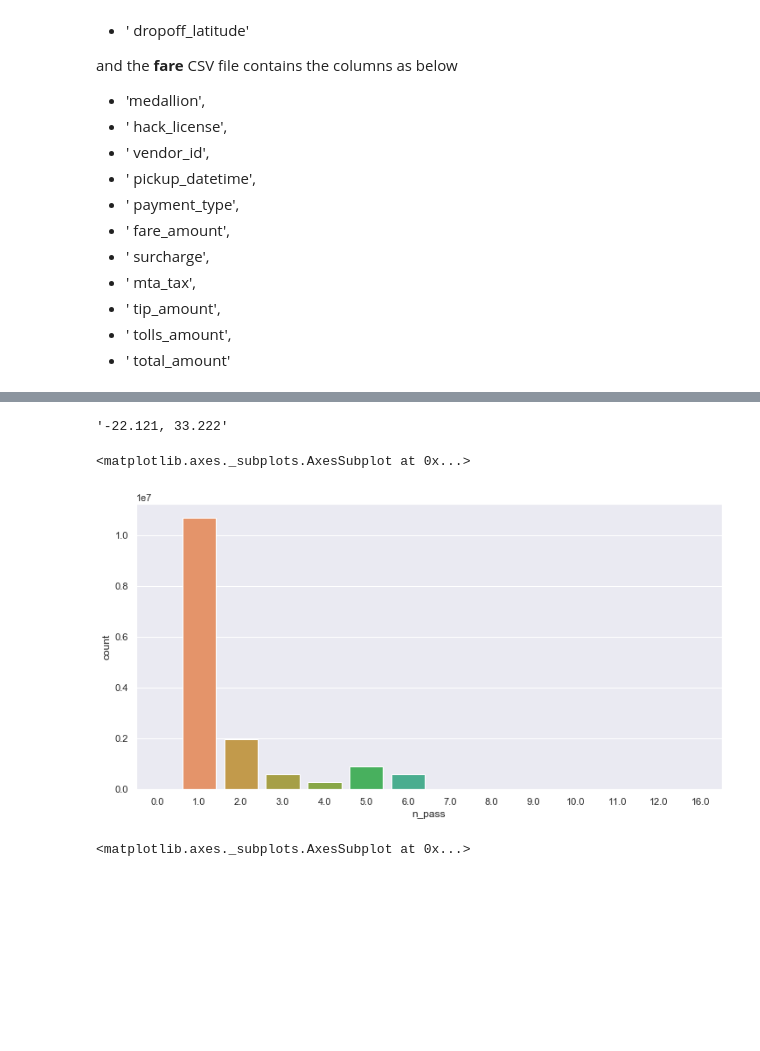
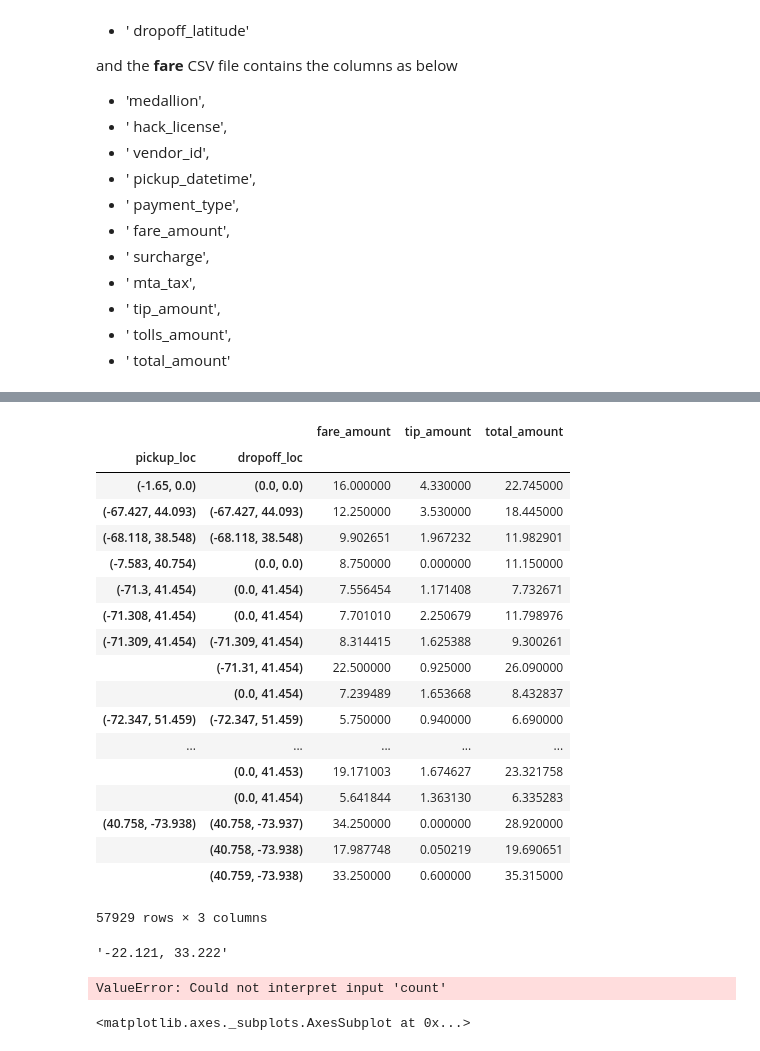
Before and after one commit to eeghor/cbataxi, a Jupyter notebook: cbataxi.ipynb, the cells around one changed output, grey strips where cells are left out. Saved outputs shown, nothing was run; the diff lists cells and outputs as text; code cells hidden in the pictures; blank space fills up the shorter version.

```diff
--- a/cbataxi.ipynb
+++ b/cbataxi.ipynb
@@ -208,8 +266,8 @@ class Taxi:
 if __name__ == '__main__':
 
     t0 = time.time()
-    tx = Taxi(trip_file='trip_data_4.csv', fare_file='trip_fare_4.csv').get_most_consistent_trip()
-#     .get_trip_stats(rows_at_once=100000)
+    tx = Taxi(trip_file='trip_data_4.csv', fare_file='trip_fare_4.csv').get_and_process_data()
+#     .get_most_consistent_trip().get_trip_stats(rows_at_once=50000)
     t1 = time.time()
     m, s = divmod(t1-t0, 60)
     print(f'elapsed time: {m:.0f} m {s:.0f} s')
@@ -222,3 +285,25 @@ tx.trips_and_fares[' total_amount'].mean()
+# %%
+tx.fare_stds[tx.fare_stds[' fare_amount'] > 5]
+# %% [output]
+|  |  | fare_amount | tip_amount | total_amount |
+| pickup_loc | dropoff_loc |  |  |  |
+| (-1.65, 0.0) | (0.0, 0.0) | 16.000000 | 4.330000 | 22.745000 |
+| (-67.427, 44.093) | (-67.427, 44.093) | 12.250000 | 3.530000 | 18.445000 |
+| (-68.118, 38.548) | (-68.118, 38.548) | 9.902651 | 1.967232 | 11.982901 |
+| (-7.583, 40.754) | (0.0, 0.0) | 8.750000 | 0.000000 | 11.150000 |
+| (-71.3, 41.454) | (0.0, 41.454) | 7.556454 | 1.171408 | 7.732671 |
+| (-71.308, 41.454) | (0.0, 41.454) | 7.701010 | 2.250679 | 11.798976 |
+| (-71.309, 41.454) | (-71.309, 41.454) | 8.314415 | 1.625388 | 9.300261 |
+|  | (-71.31, 41.454) | 22.500000 | 0.925000 | 26.090000 |
+|  | (0.0, 41.454) | 7.239489 | 1.653668 | 8.432837 |
+| (-72.347, 51.459) | (-72.347, 51.459) | 5.750000 | 0.940000 | 6.690000 |
+| ... | ... | ... | ... | ... |
+|  | (0.0, 41.453) | 19.171003 | 1.674627 | 23.321758 |
+|  | (0.0, 41.454) | 5.641844 | 1.363130 | 6.335283 |
+| (40.758, -73.938) | (40.758, -73.937) | 34.250000 | 0.000000 | 28.920000 |
+|  | (40.758, -73.938) | 17.987748 | 0.050219 | 19.690651 |
+|  | (40.759, -73.938) | 33.250000 | 0.600000 | 35.315000 |
+57929 rows × 3 columns
 # %%
 tx.trips_and_fares['pick_loc'] = '(' + (tx.trips_and_fares[' pickup_longitude'].astype(str) + ', ' + tx.trips_and_fares[' pickup_latitude'].astype(str)) + ')'
 # %%
@@ -230,10 +315,9 @@ sns.set(rc={'figure.figsize':(12,6)})
 
 sns.barplot(data=pd.DataFrame.from_dict(Counter(tx.distros['passengers'].values()), orient='index') \
             .reset_index()
-            .rename(columns={'index': 'n_pass', 0: 'count'}), x='n_pass', y='count')
+            .rename(columns={'index': 'passengers', 0: 'count'}), x='passengers', y='count')
 # %% [output]
-<matplotlib.axes._subplots.AxesSubplot at 0x...>
+ValueError: Could not interpret input 'count'
-[figure, removed]
 # %%
 sns.barplot(data=pd.DataFrame.from_dict(tx.distros['pickup_hrs'], orient='index') \
             .reset_index() \
```
Also changed, not shown: parts of 9 cells of this notebook.
